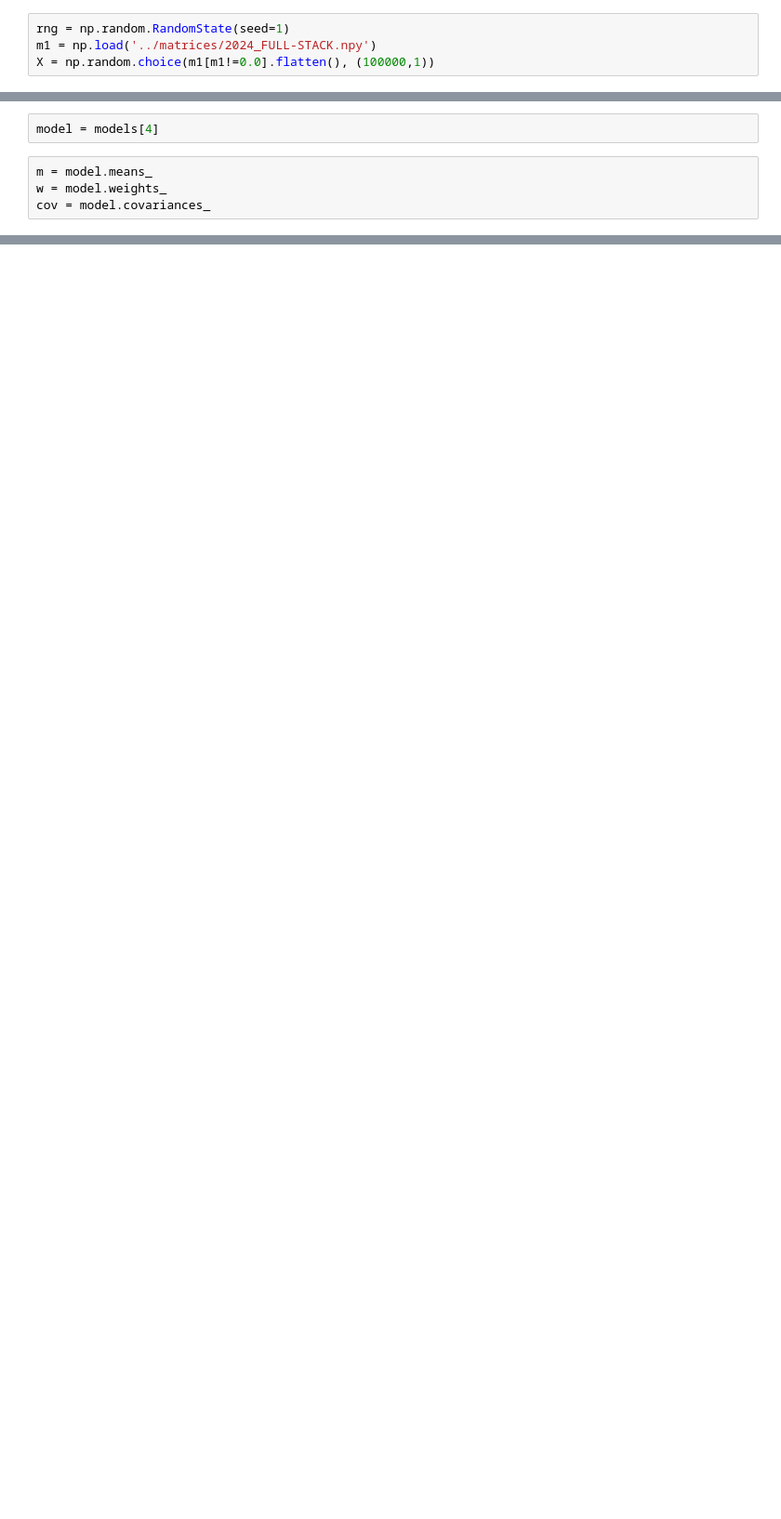
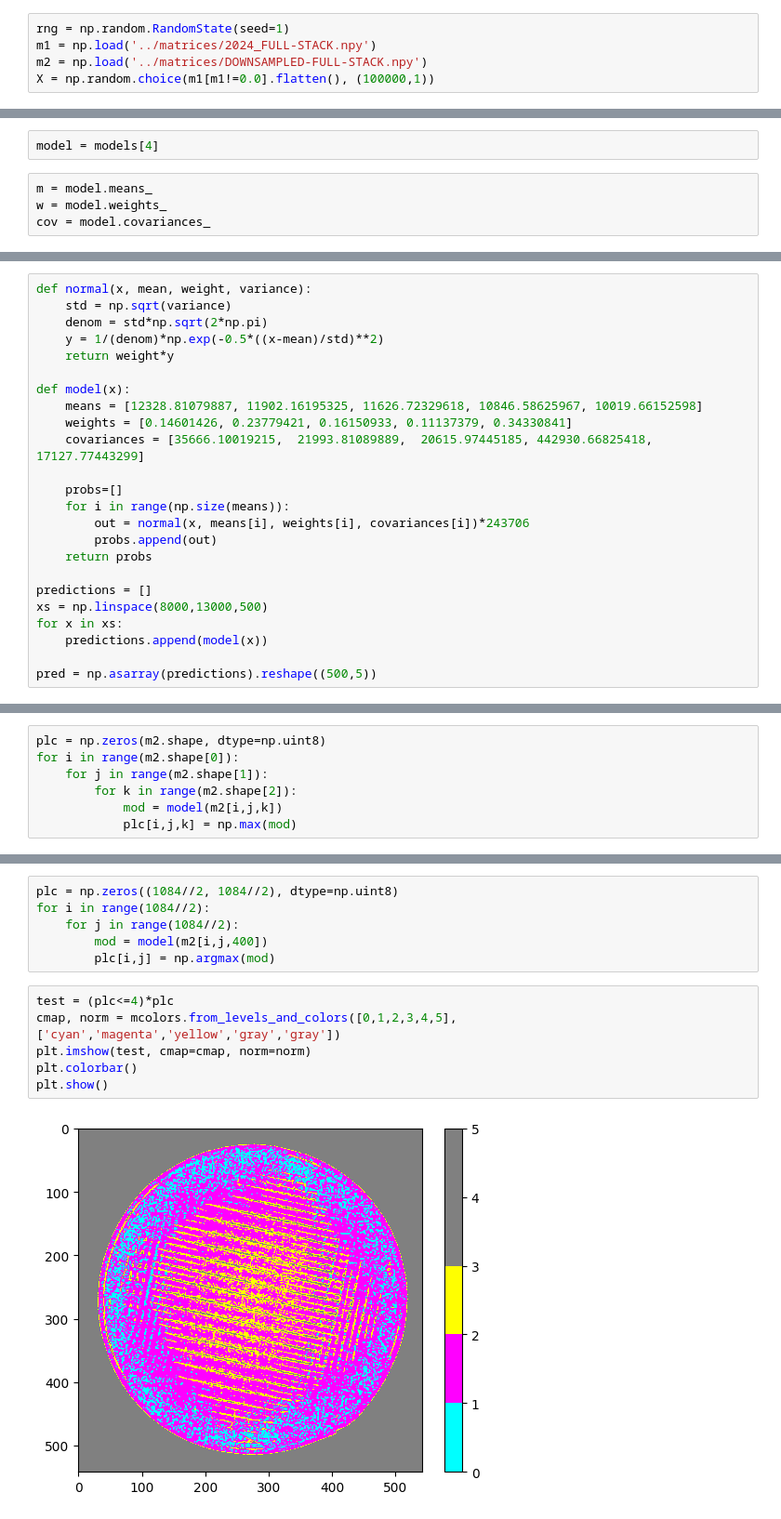
Before and after one commit to tpasfieldERAU/MA390-490_PNNL, a Jupyter notebook: segmentation/gmm-test.ipynb, the cells around one changed output, grey strips where cells are left out. Shown at 93% size. Cells and saved outputs as stored; diff of their text form; blank space fills up the shorter version.

Commit message:
Estabilish 2d material prediction

```diff
--- a/segmentation/gmm-test.ipynb
+++ b/segmentation/gmm-test.ipynb
@@ -5,6 +6,7 @@ from sklearn.mixture import GaussianMixture
 # %%
 rng = np.random.RandomState(seed=1)
 m1 = np.load('../matrices/2024_FULL-STACK.npy')
+m2 = np.load('../matrices/DOWNSAMPLED-FULL-STACK.npy')
 X = np.random.choice(m1[m1!=0.0].flatten(), (100000,1))
 # %%
 k_arr = np.arange(10) + 1
@@ -102,0 +142,24 @@ numpy.ndarray
+# %%
+def normal(x, mean, weight, variance):
+    std = np.sqrt(variance)
+    denom = std*np.sqrt(2*np.pi)
+    y = 1/(denom)*np.exp(-0.5*((x-mean)/std)**2)
+    return weight*y
+
+def model(x):
+    means = [12328.81079887, 11902.16195325, 11626.72329618, 10846.58625967, 10019.66152598]
+    weights = [0.14601426, 0.23779421, 0.16150933, 0.11137379, 0.34330841]
+    covariances = [35666.10019215,  21993.81089889,  20615.97445185, 442930.66825418, 17127.77443299]
+
+    probs=[]
+    for i in range(np.size(means)):
+        out = normal(x, means[i], weights[i], covariances[i])*243706
+        probs.append(out)
+    return probs
+
+predictions = []
+xs = np.linspace(8000,13000,500)
+for x in xs:
+    predictions.append(model(x))
+
+pred = np.asarray(predictions).reshape((500,5))
@@ -102,0 +172,7 @@ numpy.ndarray
+# %%
+plc = np.zeros(m2.shape, dtype=np.uint8)
+for i in range(m2.shape[0]):
+    for j in range(m2.shape[1]):
+        for k in range(m2.shape[2]):
+            mod = model(m2[i,j,k])
+            plc[i,j,k] = np.max(mod)
@@ -102,0 +181,14 @@ numpy.ndarray
+# %%
+plc = np.zeros((1084//2, 1084//2), dtype=np.uint8)
+for i in range(1084//2):
+    for j in range(1084//2):
+        mod = model(m2[i,j,400])
+        plc[i,j] = np.argmax(mod)
+# %%
+test = (plc<=4)*plc
+cmap, norm = mcolors.from_levels_and_colors([0,1,2,3,4,5], ['cyan','magenta','yellow','gray','gray'])
+plt.imshow(test, cmap=cmap, norm=norm)
+plt.colorbar()
+plt.show()
+# %% [output]
+[figure, added]
```
Also changed, not shown: parts of 11 cells of this notebook.
